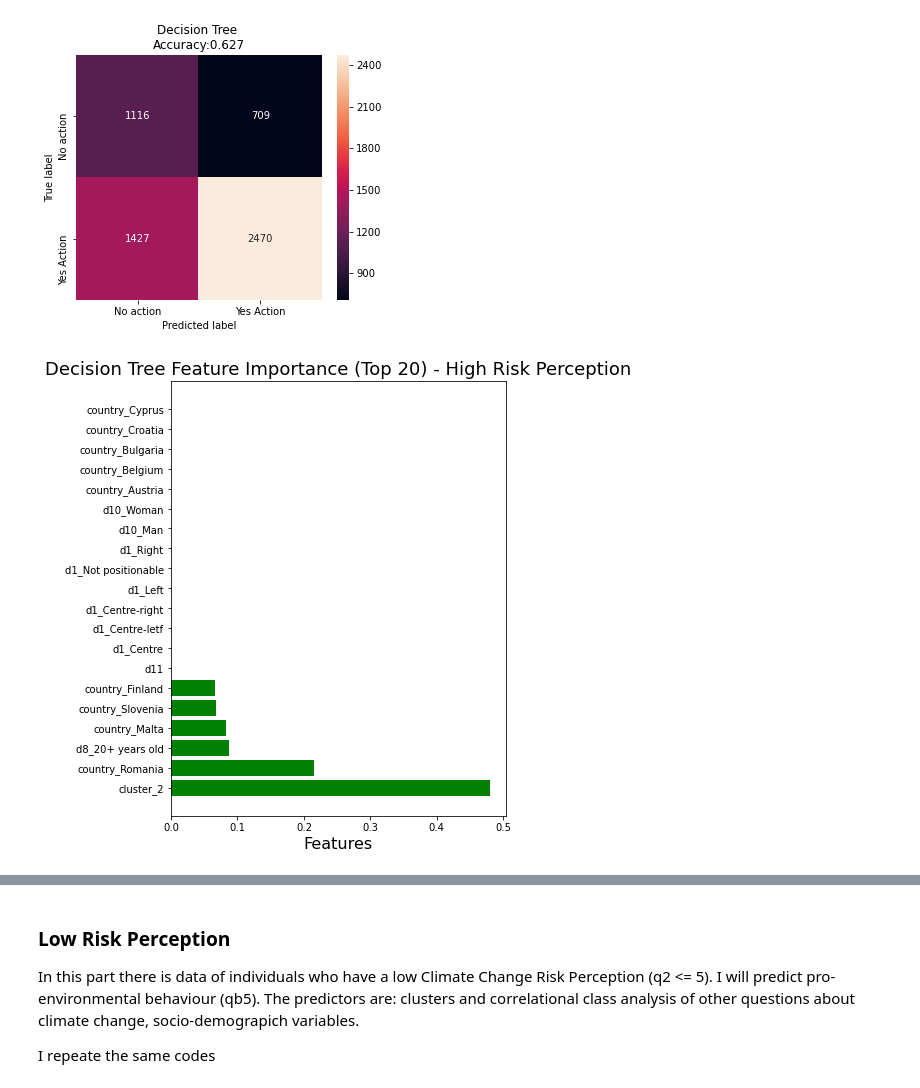
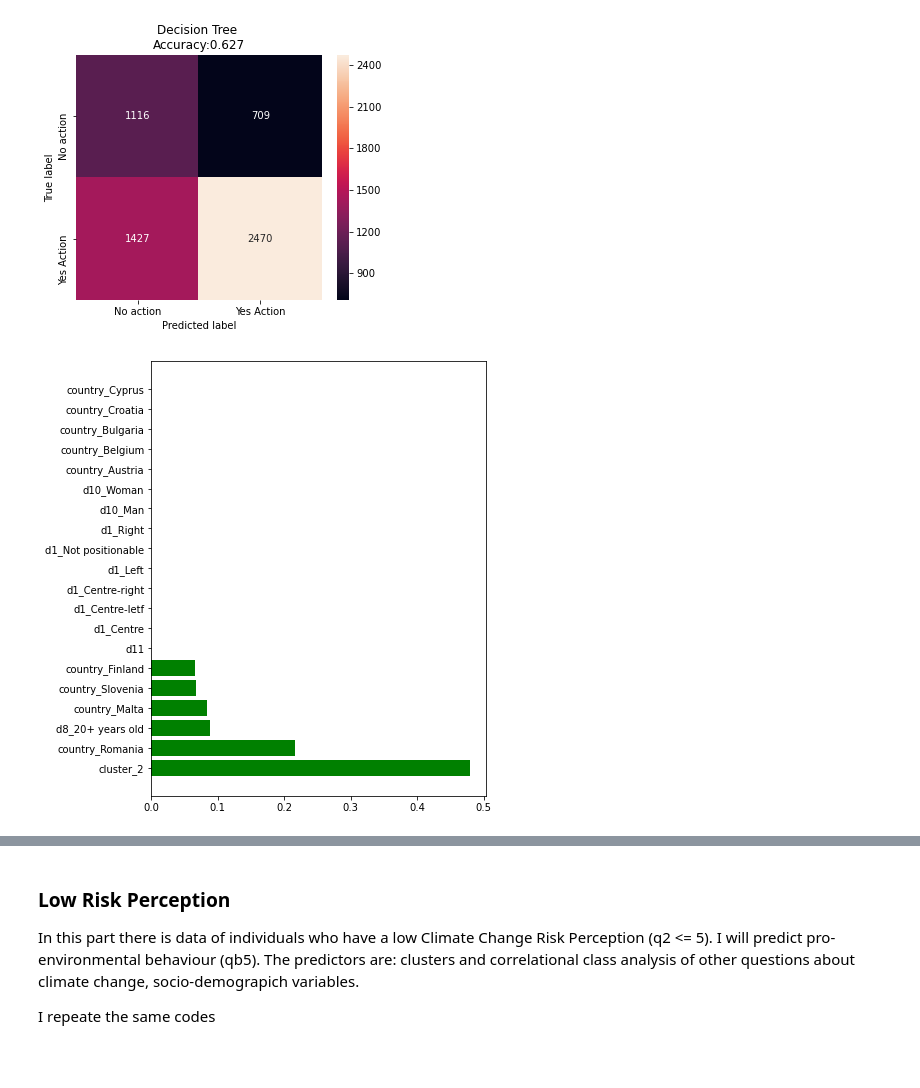
Before and after one commit to claudiagiuspoli/pro-environmental-behaviour, a Jupyter notebook: deciosn tree.ipynb, the cells around one changed output, grey strips where cells are left out. Drawn from its saved outputs; the diff is of its cells as text; code cells hidden in the pictures; blank space fills up the shorter version.

```diff
--- a/deciosn tree.ipynb
+++ b/deciosn tree.ipynb
@@ -456,7 +478,7 @@ ccp_alphas, impurities = path.ccp_alphas, path.impurities
 
 clfs = []
 for ccp_alpha in ccp_alphas:
-    clf = DecisionTreeClassifier(criterion = 'gini' , random_state=seed,ccp_alpha=ccp_alpha, class_weight= {0: 1.56739773 , 1:0.73421448},  max_depth=7, min_samples_split = 8, min_samples_leaf = 3)
+    clf = DecisionTreeClassifier(criterion = 'gini' , random_state=seed,ccp_alpha=ccp_alpha, class_weight= {0: 1.56739773 , 1:0.73421448},  max_depth=7, min_samples_split = 6, min_samples_leaf = 3)
     clf.fit(X_train, y_train)
     clfs.append(clf)
 
@@ -515,11 +537,10 @@ DecisionTreeClassifier(ccp_alpha=0.0022213271836104,
 # %%
 #fit model with best parameters
 
-clf_pruned = DecisionTreeClassifier(criterion = 'gini' , random_state=seed,ccp_alpha=0.0022213271836104, class_weight= {0: 1.56739773 , 1:0.73421448},  max_depth=7, min_samples_split = 8, min_samples_leaf = 3)
+clf_pruned = DecisionTreeClassifier(criterion = 'gini' , random_state=seed,ccp_alpha=0.0022213271836104, class_weight= {0: 1.56739773 , 1:0.73421448},  max_depth=7, min_samples_split = 6, min_samples_leaf = 3)
 clf_pruned.fit(X_train, y_train)
 pred = clf_pruned.predict(X_test)
 accuracy_score(y_test, pred)
-#Accuracy: 0.66
 
 xvar = df_get_dummies.drop('qb5', axis=1)
 feature_cols = xvar.columns
@@ -530,4 +551,4 @@ export_graphviz(clf_pruned, out_file=dot_data,
 from pydot import graph_from_dot_data
 (graph, ) = graph_from_dot_data(dot_data.getvalue())
 Image(graph.create_png())
-graph.write_png('action-prune2.png')
+#graph.write_png('action-prune2.png')
@@ -561,18 +584,18 @@ Text(0.5, 19.5, 'Predicted label')
 # %%
 feature_importances = list(zip(X_train, clf_pruned.feature_importances_))
 # Then sort the feature importances by most important first
 feature_importances_ranked = sorted(feature_importances, key = lambda x: x[1], reverse = True)
 feature_names_20 = [i[0] for i in feature_importances_ranked[:20]]
 y_ticks = np.arange(0, len(feature_names_20))
 x_axis = [i[1] for i in feature_importances_ranked[:20]]
 plt.figure(figsize = (6, 8))
 plt.barh(feature_names_20, x_axis, color = 'g')   #horizontal barplot
-plt.title('Decision Tree Feature Importance (Top 20) - High Risk Perception',
-          fontdict= {'fontsize' : 18})
-plt.xlabel('Features',fontdict= {'fontsize' : 16})
+#plt.title('Decision Tree Feature Importance (Top 20) - High Risk Perception',
+#          fontdict= {'fontsize' : 18})
+#plt.xlabel('Features',fontdict= {'fontsize' : 16})
 plt.show()
 # %% [output]
-[figure, old version]
+[figure, new version]
 # %%
 imp = pd.read_csv('imp2.csv')
 imp  = imp.sort_values('variable', ascending=True).reset_index(drop=True)
```
Also changed, not shown: parts of 14 cells of this notebook, 5 other files.
